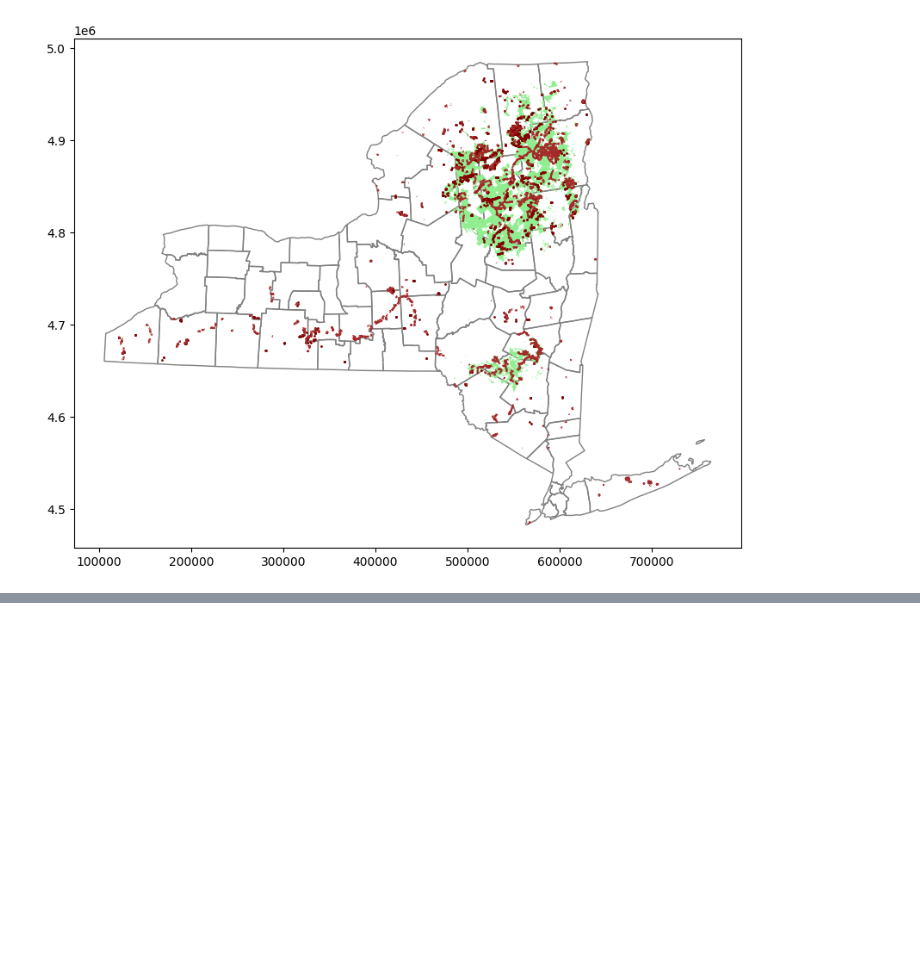
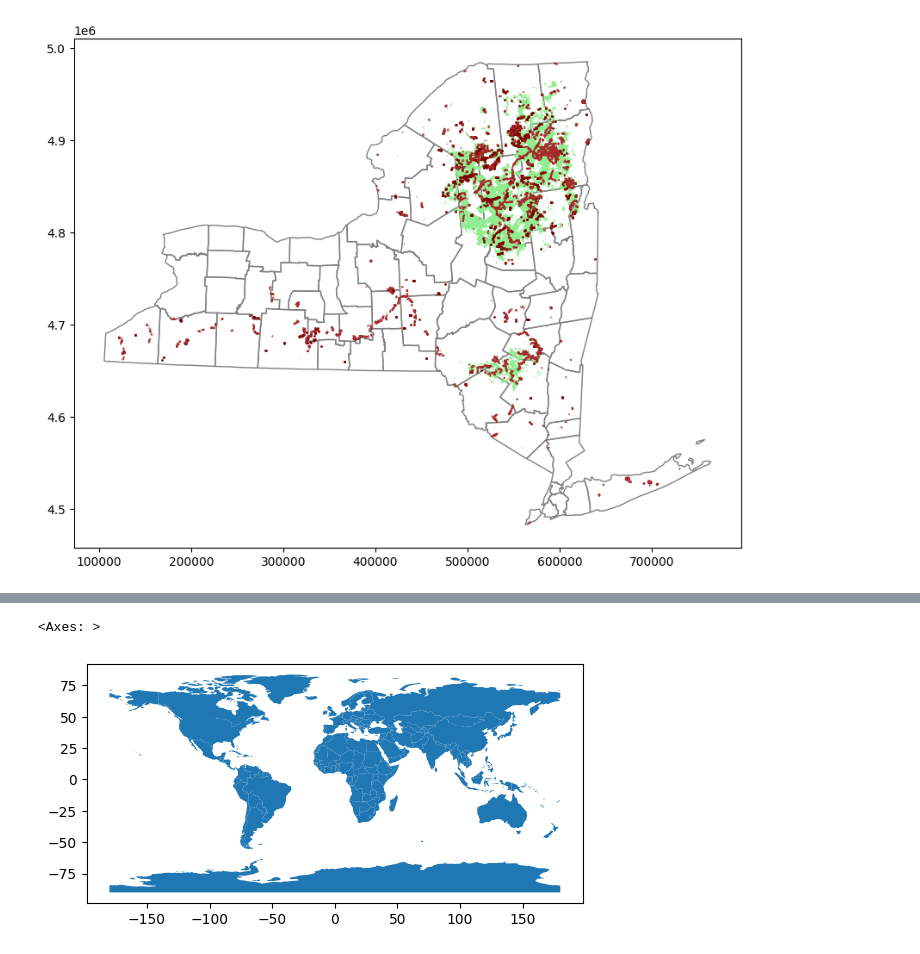
Before and after one commit to jlwhelan28/sandbox-geospatial, a Jupyter notebook: 01-simple-maps.ipynb, the cells around one changed output, grey strips where cells are left out. Cells and saved outputs as stored; diff of their text form; code cells hidden in the pictures; blank space fills up the shorter version.

```diff
--- a/01-simple-maps.ipynb
+++ b/01-simple-maps.ipynb
@@ -81,0 +96,3 @@ trails.plot(color="brown", ax=ax)
+# %%
+worldmap = gpd.read_file(gpd.datasets.get_path("naturalearth_lowres"))
+worldmap['continent'].value_counts()
@@ -81,0 +110,5 @@ trails.plot(color="brown", ax=ax)
+# %%
+worldmap.plot()
+# %% [output]
+<Axes: >
+[figure, added]
```
Also changed, not shown: parts of 8 cells of this notebook.
